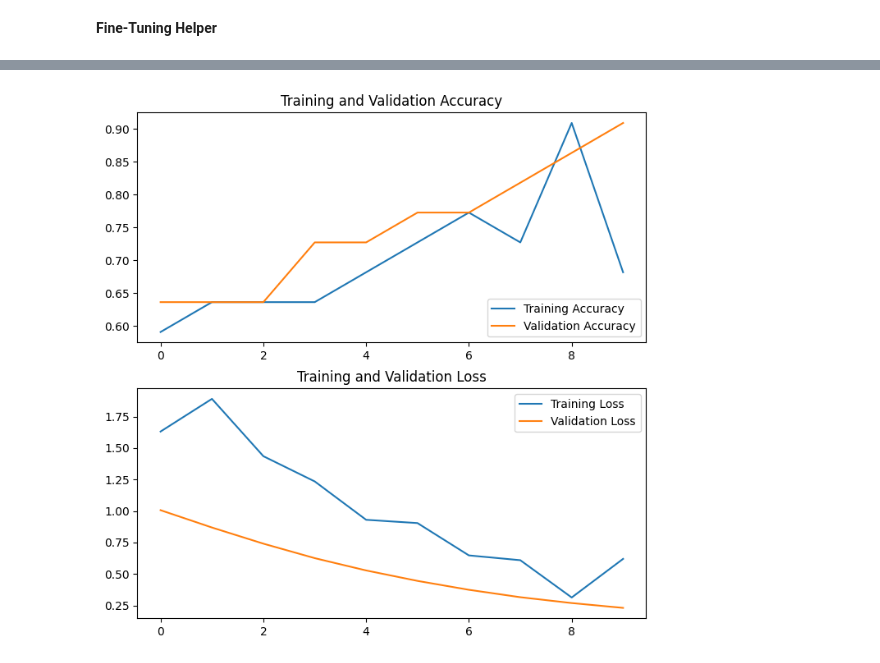
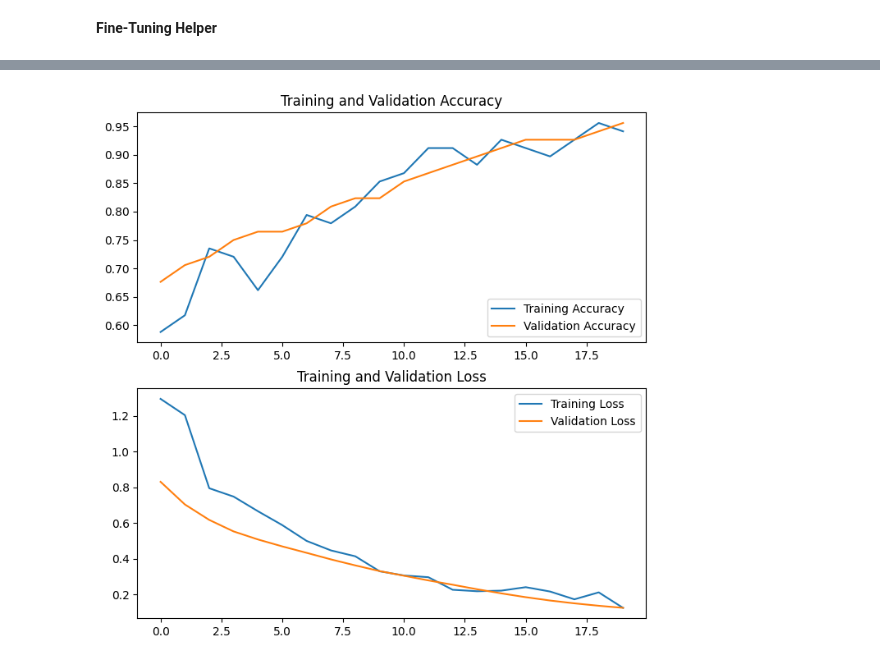
Before and after one commit to eltsvetk/DS6050_Project, a Jupyter notebook: Model_SecondPhase_ReconstModel_hh.ipynb, the cells around one changed output, grey strips where cells are left out. Saved outputs shown, nothing was run; the diff lists cells and outputs as text; code cells hidden in the pictures.

```diff
--- a/Model_SecondPhase_ReconstModel_hh.ipynb
+++ b/Model_SecondPhase_ReconstModel_hh.ipynb
@@ -257,7 +256,7 @@ def unfreeze_model(model, layer_num):
 # %%
 unfreeze_model(reconst_ENB3, layer_open)
 
-epochs = 10  # @param {type: "slider", min:8, max:80}
+epochs = 20  # @param {type: "slider", min:8, max:80}
 ENB3_2nd_ENB3_hist = reconst_ENB3.fit(valid_dataset_two, epochs=epochs, validation_data=valid_dataset_two,
                                           class_weight=class_weights_dict_goog)
 # %% [output]
@@ -308,5 +280,5 @@ Epoch 10/10
 # %%
 ## Plot results
-visualize_model_results(ENB3_hist_fine)
+visualize_model_results(ENB3_2nd_ENB3_hist)
 # %% [output]
-[figure, old version]
+[figure, new version]
```
Also changed, not shown: parts of 2 cells of this notebook.
